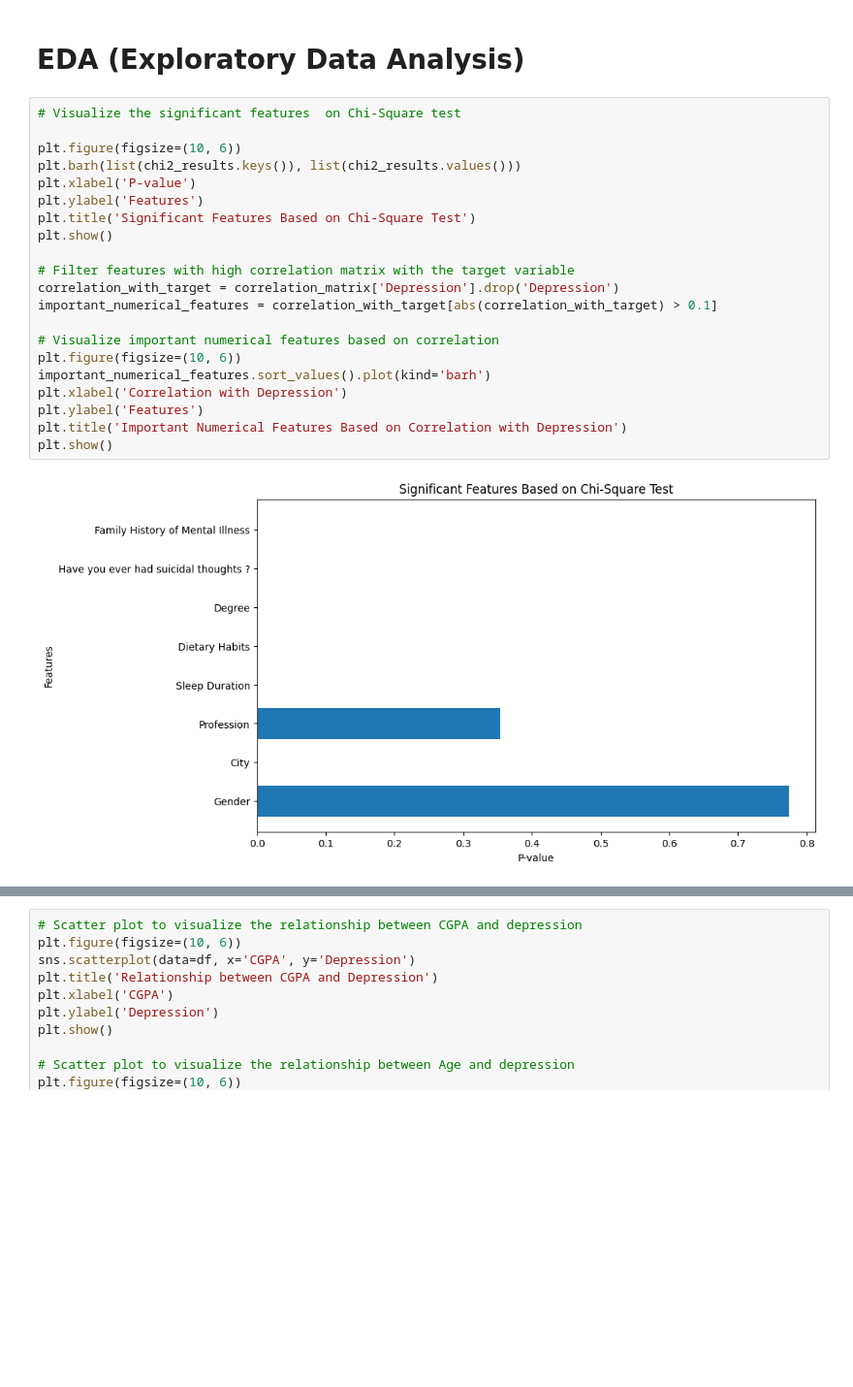
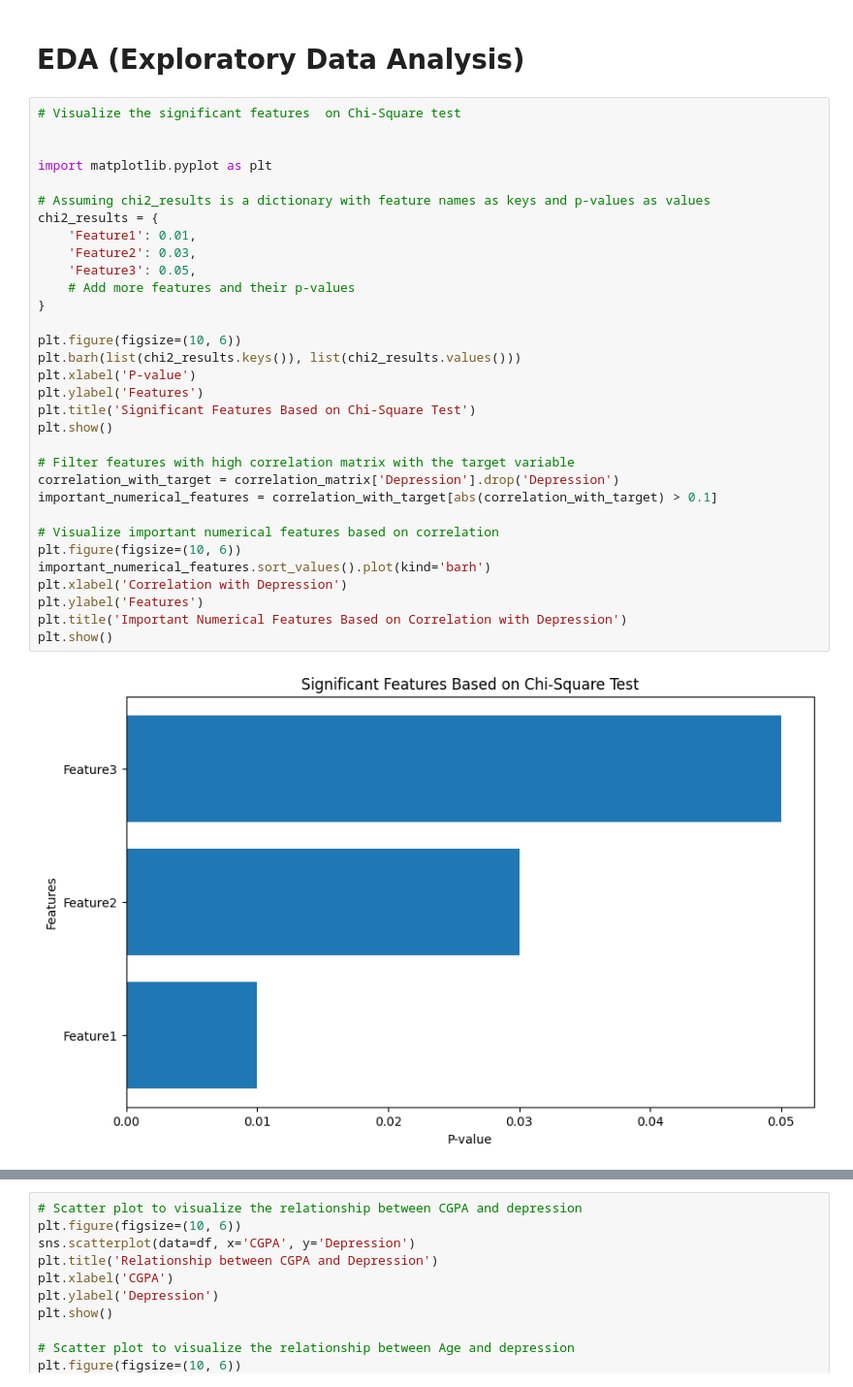
Before and after one commit to Zeesejo/Depressed-students, a Jupyter notebook: main.ipynb, the cells around one changed output, grey strips where cells are left out. Shown at 97% size. Saved outputs shown, nothing was run; the diff lists cells and outputs as text; blank space fills up the shorter version.

```diff
--- a/main.ipynb
+++ b/main.ipynb
@@ -239,27 +239,38 @@ df_encoded.head()
 # EDA (Exploratory Data Analysis)
 # %%
 # Visualize the significant features  on Chi-Square test
+
+
+import matplotlib.pyplot as plt
+
+# Assuming chi2_results is a dictionary with feature names as keys and p-values as values
+chi2_results = {
+    'Feature1': 0.01,
+    'Feature2': 0.03,
+    'Feature3': 0.05,
+    # Add more features and their p-values
+}
 
 plt.figure(figsize=(10, 6))
 plt.barh(list(chi2_results.keys()), list(chi2_results.values()))
 plt.xlabel('P-value')
 plt.ylabel('Features')
 plt.title('Significant Features Based on Chi-Square Test')
 plt.show()
 
 # Filter features with high correlation matrix with the target variable
 correlation_with_target = correlation_matrix['Depression'].drop('Depression')
 important_numerical_features = correlation_with_target[abs(correlation_with_target) > 0.1]
 
 # Visualize important numerical features based on correlation
 plt.figure(figsize=(10, 6))
 important_numerical_features.sort_values().plot(kind='barh')
 plt.xlabel('Correlation with Depression')
 plt.ylabel('Features')
 plt.title('Important Numerical Features Based on Correlation with Depression')
 plt.show()
 # %% [output]
-[figure, old version]
+[figure, new version]
 [figure]
 # %%
 # Scatter plot to visualize the relationship between CGPA and depression
```
Also changed, not shown: parts of 5 cells of this notebook, 1 other file.
